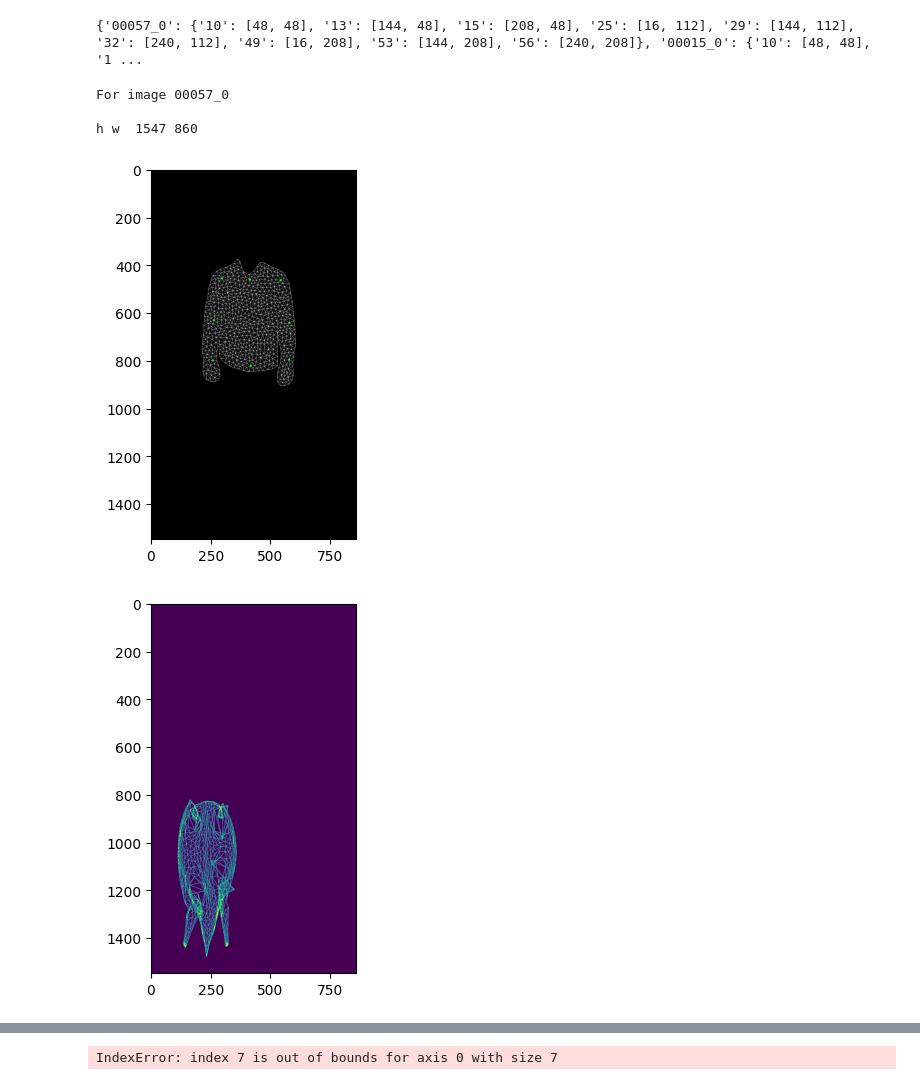
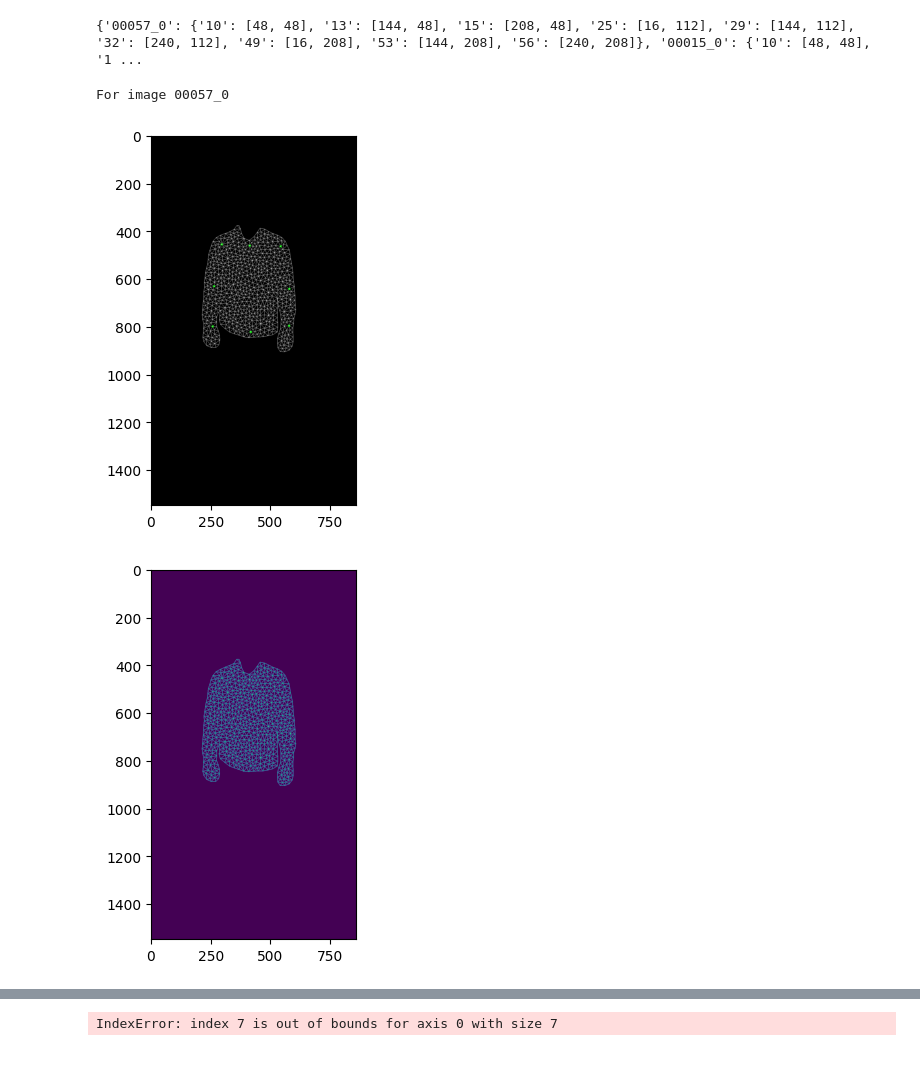
Before and after one commit to ansarker/AA, a Jupyter notebook: griding_pts.ipynb, the cells around one changed output, grey strips where cells are left out. Saved outputs shown, nothing was run; the diff lists cells and outputs as text; code cells hidden in the pictures.

Commit message:
clothes landmark aligned with model a

```diff
--- a/griding_pts.ipynb
+++ b/griding_pts.ipynb
@@ -231,18 +231,18 @@ def augment_handle_points(poses2d, size):
     return target_poses2d
 
 def augment_handle_points_(from_poses2d, to_poses2d, clothes_box, model_box, size):
-    target_poses2d = to_poses2d.copy().astype(int)
-    source_poses2d = from_poses2d.copy().astype(int)
+    target_poses2d = to_poses2d.copy().astype(float)
+    source_poses2d = from_poses2d.copy().astype(float)
     black = model_box.copy()
     ch, cw, _ = clothes_box.shape
-    black[0:ch, 0:cw] = clothes_box
-    overlay = cv2.addWeighted(black, 0.5, model_box, 0.5, 0)
+    # black[0:ch, 0:cw] = clothes_box
+    overlay = cv2.addWeighted(clothes_box, 0.5, model_box, 0.5, 0)
 
     for i in range(target_poses2d.shape[0]):
-        cv2.line(overlay, source_poses2d[i], target_poses2d[i], (255, 0, 0), 2)
-        cv2.circle(overlay, source_poses2d[i], 1, (0, 255, 0), 2)
-        cv2.circle(overlay, target_poses2d[i], 1, (0, 0, 255), 2)
-        cv2.putText(overlay, f'{i}', (source_poses2d[i][0]+10, source_poses2d[i][1]+10), cv2.FONT_HERSHEY_SIMPLEX, 0.4, (255, 0, 0), 1)
+        cv2.line(overlay, source_poses2d[i].astype(int), target_poses2d[i].astype(int), (255, 0, 0), 2)
+        cv2.circle(overlay, source_poses2d[i].astype(int), 1, (0, 255, 0), 2)
+        cv2.circle(overlay, target_poses2d[i].astype(int), 1, (0, 0, 255), 2)
+        cv2.putText(overlay, f'{i}', (source_poses2d[i][0].astype(int)+10, source_poses2d[i][1].astype(int)+10), cv2.FONT_HERSHEY_SIMPLEX, 0.4, (255, 0, 0), 1)
         target_poses2d[i] = source_poses2d[i]
 
     cv2.imshow('overlay', overlay)
@@ -367,13 +367,12 @@ for img in clothes_labels:
     # cv2.destroyAllWindows()
 
     h, w, _ = model.shape
-    print('h w ', h, w)
     vertices = 0.5 * (mesh.vertices + 1) * np.array([w, h]).reshape((1, 2)).astype(np.float32)
     distance = cdist(model_pose, vertices)
     constraint_v_ids = np.argmin(distance, axis=1)
     poses2d = vertices[constraint_v_ids]
 
-    constraint_v_coords = augment_handle_points_(poses2d, landmarks_up, clothes_to_model_size, model, size=(w, h))
+    constraint_v_coords = augment_handle_points_(poses2d, landmarks_up, clothes_to_model_size, model, size=(h, w))
 
     if VISUALIZE:
         vis_image = mesh.get_image()
@@ -385,34 +384,32 @@ for img in clothes_labels:
             cv2.circle(vis_image, (x, y), radius=3, color=(0, 255, 0), thickness=2)
 
         im_utils.imshow(vis_image)
 
-    constraint_v_coords = Mesh.normalize_vertices(constraint_v_coords, size=(h, w))
+    constraint_v_coords = Mesh.normalize_vertices(constraint_v_coords, size=(w, h))
 
     vts = 0.5 * (mesh.vertices + 1)
     vts[:, 1] = 1. - vts[:, 1]
 
     arap_deform = ARAPDeformation()
     arap_deform.load_from_mesh(mesh)
     arap_deform.setup()
 
     deformed_mesh = arap_deform.deform(constraint_v_ids, constraint_v_coords, w=1000.)
     save_obj_format(file_path=DEFORM_MESH_PATH, vertices=deformed_mesh.vertices, faces=deformed_mesh.faces,
                     texture_vertices=vts)
 
     if VISUALIZE:
         vis_image = deformed_mesh.get_image(size=(w, h))
         im_utils.imshow(vis_image)
     pt_renderer = render_utils.PytorchRenderer(use_gpu=False)
     deformed_image = pt_renderer.render_w_texture(DEFORM_MESH_PATH, f'{root_dir}/clothes/{img}.jpg')
     # deformed_image = pt_renderer.render_w_texture_(DEFORM_MESH_PATH, f'{root_dir}/clothes/{img}.jpg', clothes_box)
     deformed_image = deformed_image[::-1, :, :]
     deformed_image = cv2.cvtColor(deformed_image, cv2.COLOR_BGR2RGB)
 
     cv2.imwrite('./images/deformed.jpg', cv2.cvtColor(deformed_image, cv2.COLOR_BGR2RGB))
     im_utils.imshow(deformed_image)
 # %% [output]
 For image 00057_0
-
-h w  1547 860
 [figure]
-[figure, old version]
+[figure, new version]
```
Also changed, not shown: parts of 1 cell of this notebook, 2 other files.
